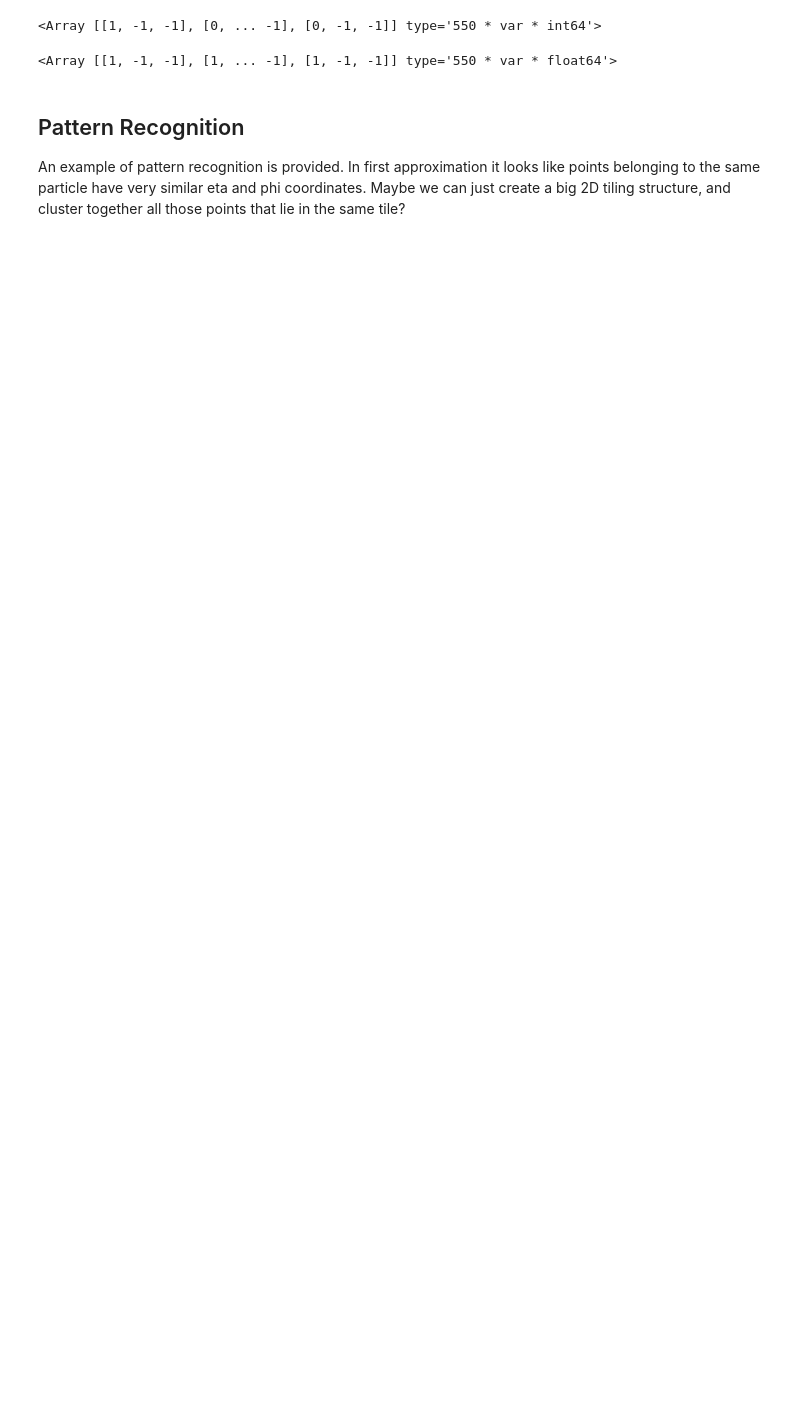
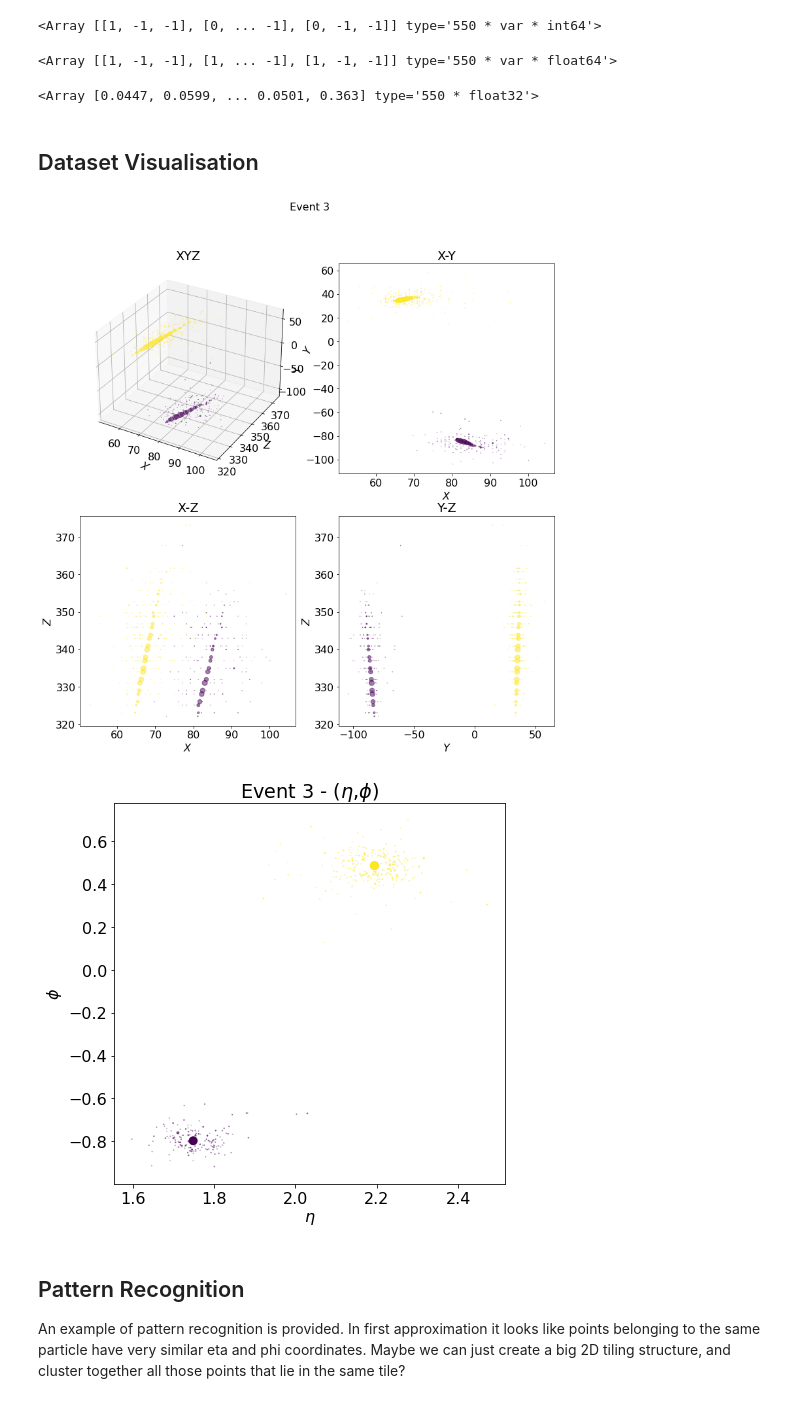
Before and after one commit to cms-patatrack/tue-hackathon-2021, a Jupyter notebook: hackathon_demo.ipynb, the cells around one changed output. Drawn from its saved outputs; the diff is of its cells as text; code cells hidden in the pictures; blank space fills up the shorter version.

Commit message:
add helper functions to plot LayerClusters

```diff
--- a/hackathon_demo.ipynb
+++ b/hackathon_demo.ipynb
@@ -95,7 +97,7 @@ The target is to assign each point to up to 3 particle showers - aka Tracksters
  - `enFraction`: the fraction of the point's energy that should be assigned to each of the (up to 3) showers.
 # %%
-simTst_idx = events['simTst_idx'].array()
-simTst_idx[0]
+trueTrackster_idx = events['simTst_idx'].array()
+trueTrackster_idx[0]
 # %% [output]
 <Array [[1, -1, -1], [0, ... -1], [0, -1, -1]] type='550 * var * int64'>
 # %%
@@ -103,3 +105,9 @@ enFraction = events['enFraction'].array()
 enFraction[0]
 # %% [output]
 <Array [[1, -1, -1], [1, ... -1], [1, -1, -1]] type='550 * var * float64'>
+# %%
+events['energy'].array()[0]
+# %% [output]
+<Array [0.0447, 0.0599, ... 0.0501, 0.363] type='550 * float32'>
+# %% [markdown]
+## Dataset Visualisation
@@ -106,3 +211,10 @@ enFraction[0]
+# %%
+eventToVisualize = 3
+plotXYZ(pos_x, pos_y, pos_z, energy, enFraction, trueTrackster_idx, eventToVisualize, True)
+plotEtaPhi(eta, phi, energy, enFraction, trueTrackster_idx, eventToVisualize, True)
+# %% [output]
+[figure, added]
+[figure, added]
 # %% [markdown]
 ## Pattern Recognition
 
```
Also changed, not shown: parts of 7 cells of this notebook.
